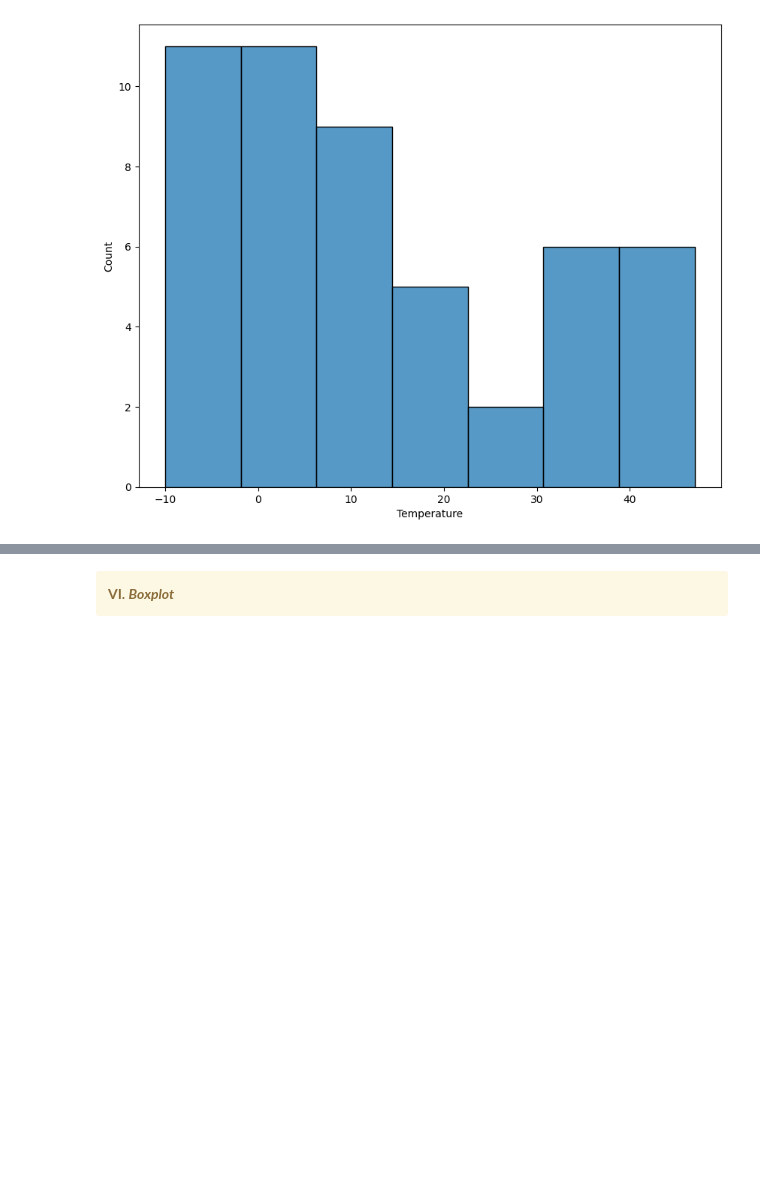
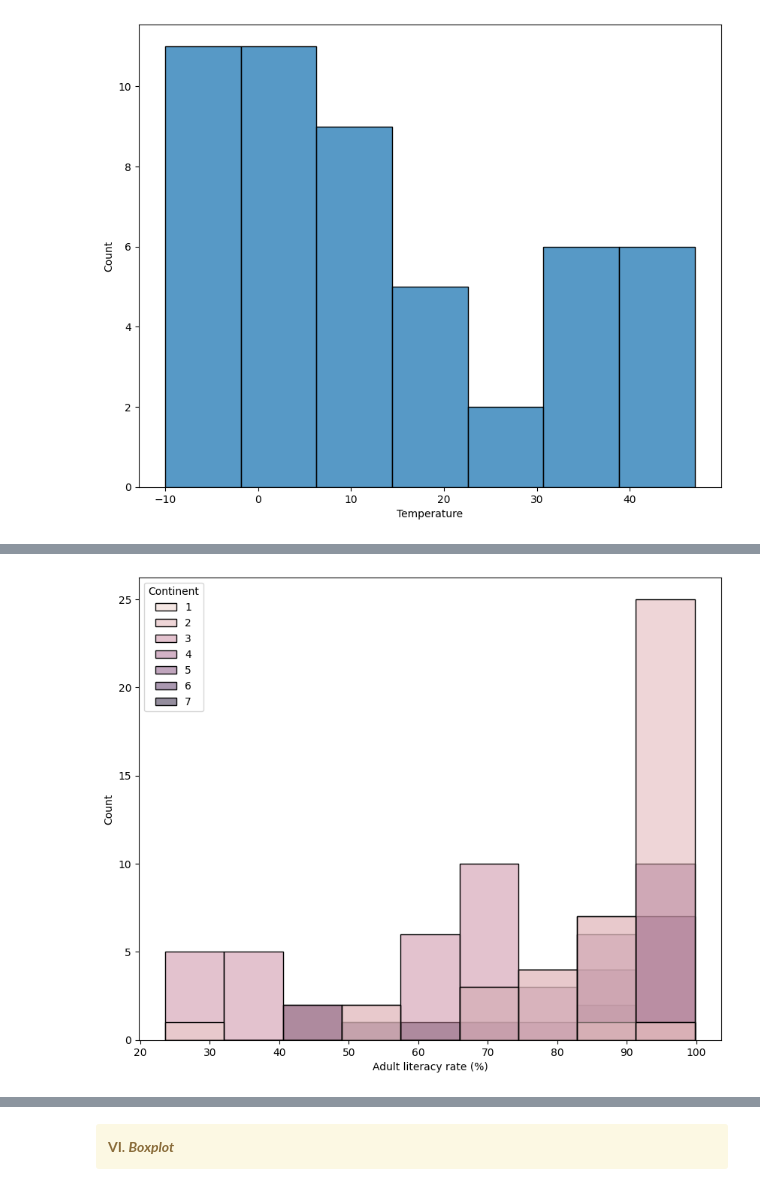
Before and after one commit to wisaaco/MCINTROPYTHON, a Jupyter notebook: notebooks/02_Pandas/03_visualization.ipynb, the cells around one changed output, grey strips where cells are left out. Drawn from its saved outputs; the diff is of its cells as text; code cells hidden in the pictures; blank space fills up the shorter version.

```diff
--- a/notebooks/02_Pandas/03_visualization.ipynb
+++ b/notebooks/02_Pandas/03_visualization.ipynb
@@ -385,0 +407,6 @@ __Mini Exercise__
+# %%
+fig, ax = plt.subplots(figsize=(10, 8))
+sns.histplot(df_who, x="Adult literacy rate (%)", ax=ax, hue="Continent")
+plt.show()
+# %% [output]
+[figure, added]
```
Also changed, not shown: parts of 13 cells of this notebook, 4 other files.
